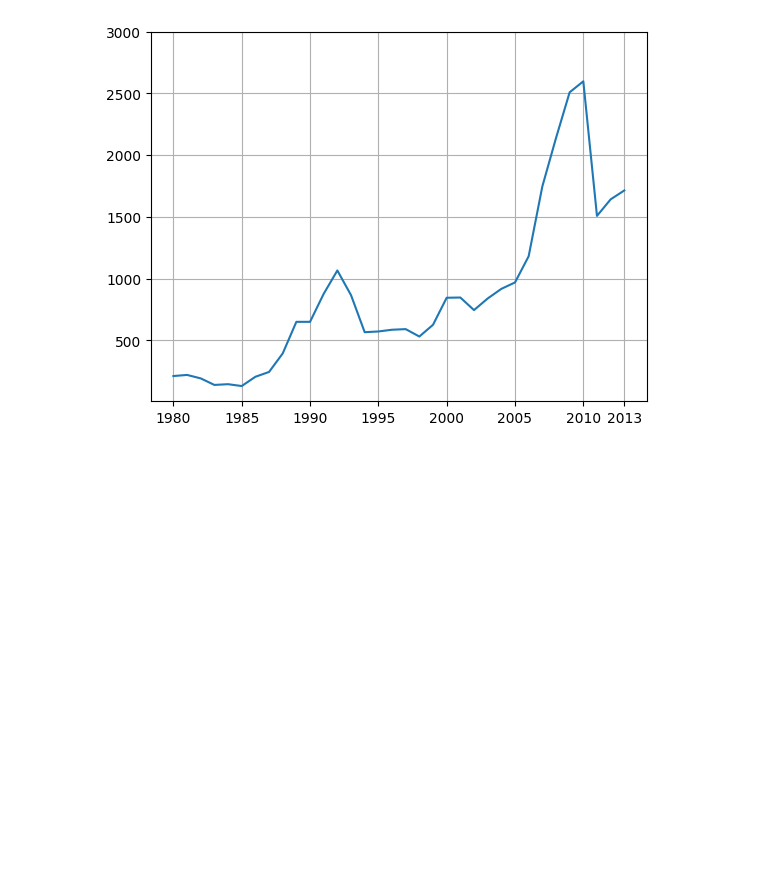
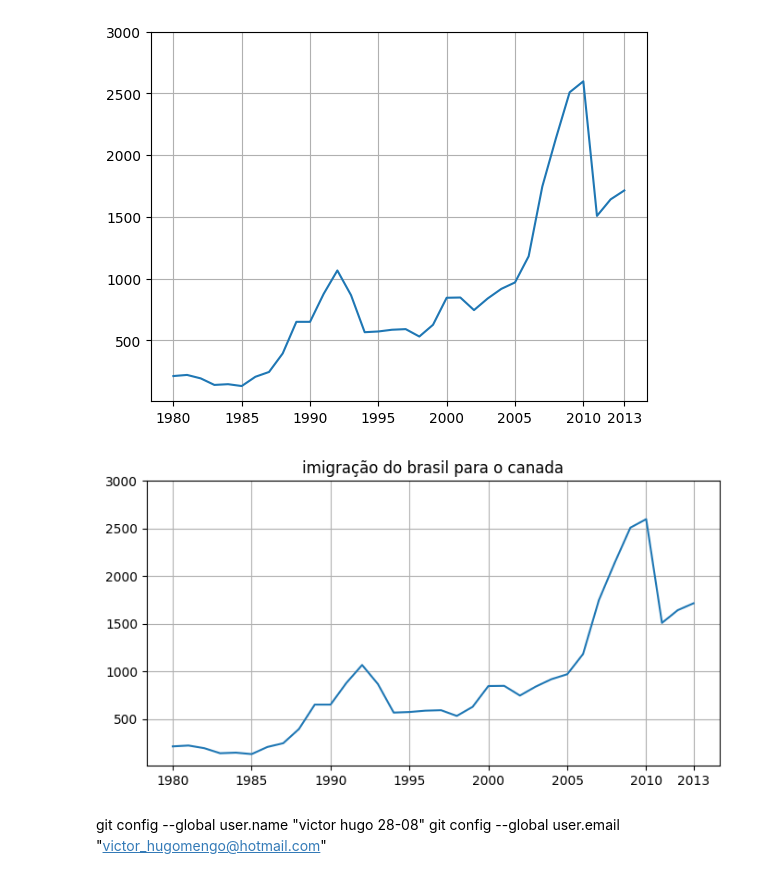
Before and after one commit to victorhphugo/aula1, a Jupyter notebook: aula1.ipynb, the cells around one changed output. Drawn from its saved outputs; the diff is of its cells as text; code cells hidden in the pictures; blank space fills up the shorter version.

```diff
--- a/aula1.ipynb
+++ b/aula1.ipynb
@@ -304,3 +300,17 @@ plt.show()
 [figure]
 # %%
 # plt.plot(brasil)
+# %%
+plt.figure(figsize=(8,4))
+plt.plot(df_brasil['ano'],df_brasil['imigrantes'])
+plt.title("imigração do brasil para o canada")
+plt.xticks(['1980','1985','1990','1995','2000','2005','2010','2013'])
+plt.yticks([500,1000,1500,2000,2500,3000])
+plt.grid()
+#plt.scatter()
+plt.show()
+# %% [output]
+[figure, added]
+# %% [markdown]
+git config --global user.name "victor hugo 28-08"
+git config --global user.email "victor_hugomengo@hotmail.com"
```
Also changed, not shown: parts of 5 cells of this notebook.
